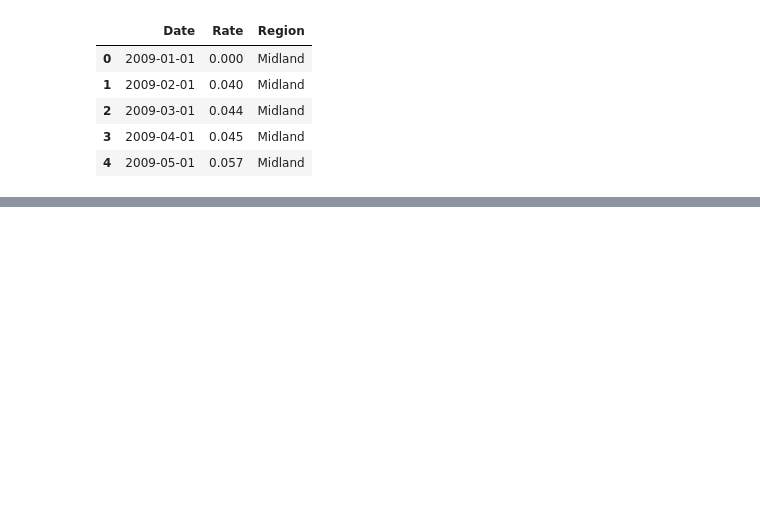
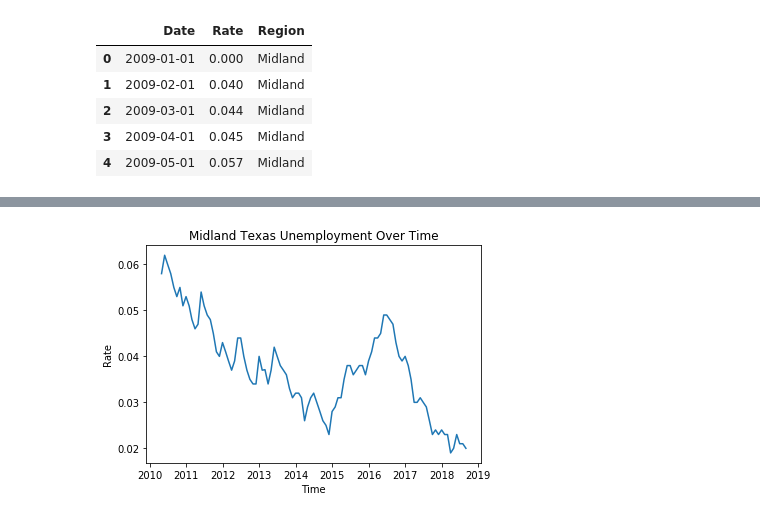
Before and after one commit to rorygwozdz/isf, a Jupyter notebook: shatterproofing_code/risk.ipynb, the cells around one changed output, grey strips where cells are left out. Cells and saved outputs as stored; diff of their text form; code cells hidden in the pictures; blank space fills up the shorter version.

```diff
--- a/shatterproofing_code/risk.ipynb
+++ b/shatterproofing_code/risk.ipynb
@@ -32,7 +46,6 @@ df3 = df3[df3.level_1 != 'Annual']
 date = df3['Year'].astype(str) + ' '+ df3['level_1']
 df3['Date'] = pd.to_datetime(date)
 df3.replace('x', '0', inplace=True)
-# df[50] = (unemployment_rate.loc[45:49].mean() + unemployment_rate.loc[51:55].mean()) / 2
 df3.replace('   ', '3.71', inplace=True)
 df3['Rate'] = df3[[0]]
 df3['Rate'] = df3.Rate.astype(float)
@@ -47,6 +60,9 @@ df4['Region'] = "National"
 unemployment_rate_nat = df4.drop(columns=['DATE', 'UNRATE'])
 
 
-oil_price = pd.read_csv(d + 'WTI_Oil.csv')
-oil_price['Date'] = pd.to_datetime(oil_price['Date'])
-oil_price['RollingMean'] = oil_price['Price'].rolling(100).mean()
+df5 = pd.read_csv(d + 'WTI_Oil.csv')
+df5['Date'] = pd.to_datetime(df5['Date'])
+df5['RollingMean'] = df5['Price'].rolling(10).mean()
+df5.sort_values("Date", inplace=True)
+df5['Date'] = pd.to_datetime(df5.Date) + pd.offsets.MonthBegin(-1)
+oil_price = df5.groupby("Date").first()
@@ -214,10 +112,0 @@ np.sum(corrs > sample_corr)/len(corrs)
-# %%
-nat_rate = unemployment_rate_nat.rename(columns={"NationalRate":"Rate"})
-regression = unemployment_rate.append(nat_rate[nat_rate.Date > "2010-06-01"]).merge(oil_price[["Date", "RollingMean"]], on='Date')
-regression = regression[regression.RollingMean > 0]
-regression["Treatment"] = regression.Region == 'Midland'
-regression["Treatment"] = regression["Treatment"].astype(int)
-regression["Post"] = regression.Date > "2014"
-regression["Post"] = regression["Post"].astype(int)
-regression["PostTreatment"] = regression["Treatment"] * regression["Post"]
-regression["Constant"] = 1
@@ -273,0 +138,13 @@ stargazer.render_html()
+# %%
+# for saving images
+img = 'images/'
+blue = 'tab:blue'
+# %%
+# employment rate over time
+plt.plot(mp.Date, mp.Rate, color=blue)
+plt.title('Midland Texas Unemployment Over Time')
+plt.xlabel('Time')
+plt.ylabel('Rate');
+plt.savefig(img + 'unemployment_over_time.png')
+# %% [output]
+[figure, added]
```
Also changed, not shown: parts of 48 cells of this notebook, 6 other files.
